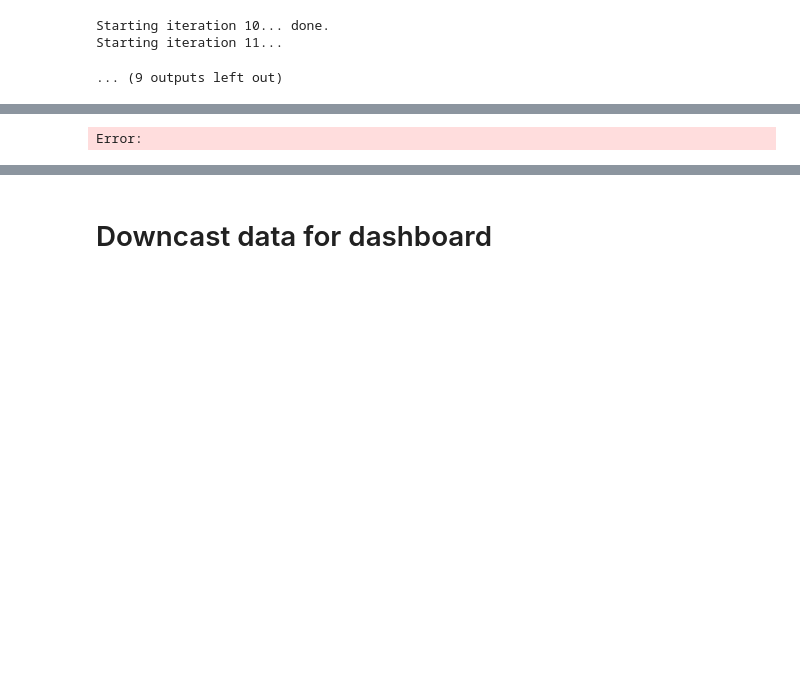
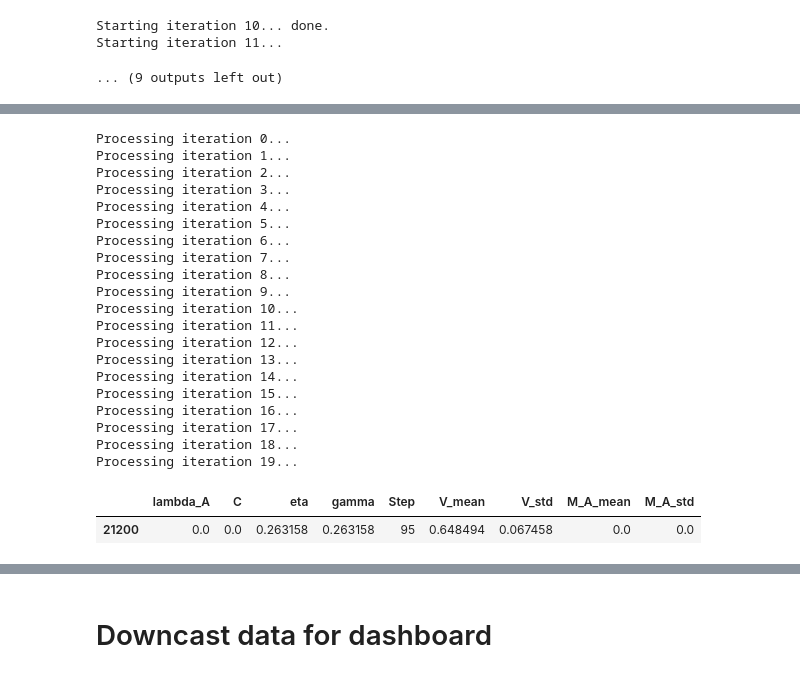
Before and after one commit to soelderer/formal_model_irritability, a Jupyter notebook: simulations/002_fnr_value_learning/002_fnr_value_learning.ipynb, the cells around one changed output, grey strips where cells are left out. Saved outputs shown, nothing was run; the diff lists cells and outputs as text; code cells hidden in the pictures; blank space fills up the shorter version.

```diff
--- a/simulations/002_fnr_value_learning/002_fnr_value_learning.ipynb
+++ b/simulations/002_fnr_value_learning/002_fnr_value_learning.ipynb
@@ -56,6 +56,8 @@ init_variables = {
 rng = np.random.default_rng(12345)
 seed_values = rng.integers(0, sys.maxsize, size=(n_iterations,))
 
+group_cols = ["lambda_A", "C", "eta", "gamma", "Step"]
+
 for iteration, seed_value in enumerate(seed_values):
     print(f"Starting iteration {iteration}...", end="", flush=True)
 
@@ -71,6 +73,9 @@ for iteration, seed_value in enumerate(seed_values):
     results_df = pd.DataFrame(results)
     results_df["iteration"] = iteration
 
+    # Sorting allows for row-based aggregation later
+    results_df = results_df.sort_values(group_cols, ignore_index=True)
+
     results_df.to_parquet(f"output/002_fnr_value_learning_{iteration}.parquet")
 
     del results
@@ -78,6 +83,14 @@ for iteration, seed_value in enumerate(seed_values):
     gc.collect()
 
     print(f"Starting iteration {iteration}... done.")
+
+# Quick test of sorting
+df7 = pd.read_parquet("output/002_fnr_value_learning_7.parquet", columns=group_cols)
+df14 = pd.read_parquet("output/002_fnr_value_learning_14.parquet", columns=group_cols)
+assert df7.equals(df14), "Rows do not align after sorting!"
+
+del df7, df14
+gc.collect()
 # %% [output]
 Starting iteration 0...
 Starting iteration 0... done.
@@ -108,12 +121,63 @@ Starting iteration 11...
 # %%
-import pandas as pd
+import numpy as np
 
-dfs = [
-    pd.read_parquet(f"output/002_fnr_value_learning_{i}.parquet")
-    for i in range(n_iterations)
-]
+value_cols = ["V", "M_A"]
 
-merged = pd.concat(dfs, ignore_index=True)
-merged.to_parquet("output/002_fnr_value_learning_all.parquet")
+n_rows = len(pd.read_parquet("output/002_fnr_value_learning_0.parquet"))
+n = 0
+mean = {col: np.zeros(n_rows) for col in value_cols}
+M2 = {col: np.zeros(n_rows) for col in value_cols}
+
+for i in range(n_iterations):
+    path = f"output/002_fnr_value_learning_{i}.parquet"
+
+    print(f"Processing iteration {i}...")
+
+    df = pd.read_parquet(path, columns=value_cols)
+    n += 1
+    for c in value_cols:
+        x = df[c].to_numpy()
+        delta = x - mean[c]
+        mean[c] += delta / n
+        M2[c] += delta * (x - mean[c])
+
+# final standard deviation
+std = {c: np.sqrt(M2[c] / (n - 1)) for c in value_cols}
+
+df = pd.read_parquet(
+    "output/002_fnr_value_learning_0.parquet",
+    columns=group_cols
+)
+
+summary = df.copy()
+
+for c in value_cols:
+    summary[f"{c}_mean"] = mean[c]
+    summary[f"{c}_std"] = std[c]
+
+summary.to_parquet("output/002_fnr_value_learning_summary.parquet")
+
+summary.iloc[[21200]]
 # %% [output]
-Error:
+Processing iteration 0...
+Processing iteration 1...
+Processing iteration 2...
+Processing iteration 3...
+Processing iteration 4...
+Processing iteration 5...
+Processing iteration 6...
+Processing iteration 7...
+Processing iteration 8...
+Processing iteration 9...
+Processing iteration 10...
+Processing iteration 11...
+Processing iteration 12...
+Processing iteration 13...
+Processing iteration 14...
+Processing iteration 15...
+Processing iteration 16...
+Processing iteration 17...
+Processing iteration 18...
+Processing iteration 19...
+|  | lambda_A | C | eta | gamma | Step | V_mean | V_std | M_A_mean | M_A_std |
+| 21200 | 0.0 | 0.0 | 0.263158 | 0.263158 | 95 | 0.648494 | 0.067458 | 0.0 | 0.0 |
```
Also changed, not shown: parts of 7 cells of this notebook.
